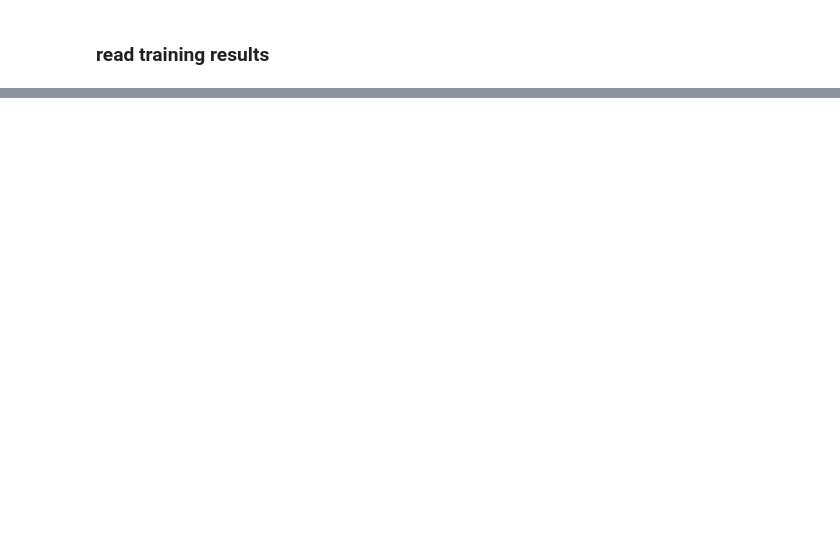
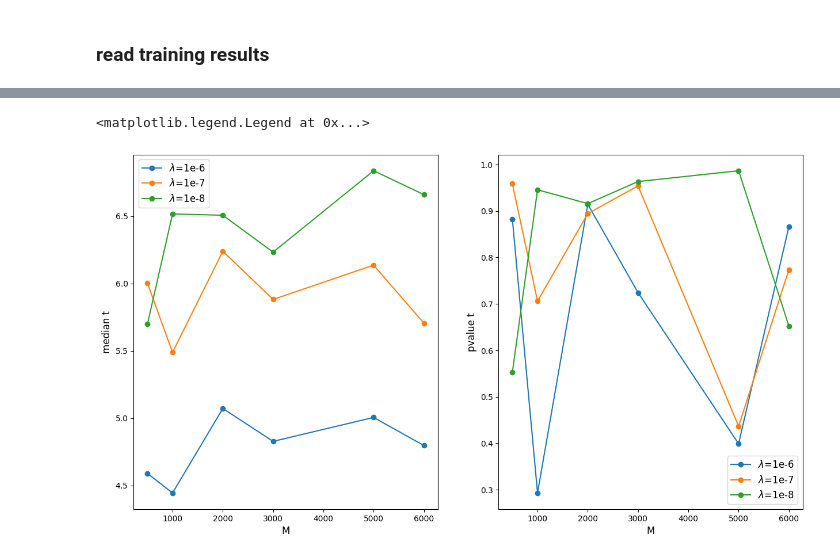
Before and after one commit to PietroCappelli/NPLM-Falkon, a Jupyter notebook: notebooks/LogisticFalkon.ipynb, the cells around one changed output, grey strips where cells are left out. Cells and saved outputs as stored; diff of their text form; code cells hidden in the pictures; blank space fills up the shorter version.

```diff
--- a/notebooks/LogisticFalkon.ipynb
+++ b/notebooks/LogisticFalkon.ipynb
@@ -351,0 +440,22 @@ plt.savefig("plot/meant_vs_M.png")
+# %%
+path  = "/home/ubuntu/NPLM-Falkon/output/1D/2024_2_27_13_24"
+fig, ax = plt.subplots(figsize=(15,8), ncols=2)
+ax[0].plot(M_list,read_data(1e-6, 'median', path=path), marker='o', markersize=6 , label="$\lambda$=1e-6")
+ax[0].plot(M_list,read_data(1e-7, 'median', path=path), marker='o', markersize=6 , label="$\lambda$=1e-7")
+ax[0].plot(M_list,read_data(1e-8, 'median', path=path), marker='o', markersize=6 , label="$\lambda$=1e-8")
+
+ax[0].set_xlabel('M', fontsize=12)
+ax[0].set_ylabel('median t', fontsize=12)
+ax[0].legend(fontsize =12)
+
+
+ax[1].plot(M_list,read_data(1e-6, 'pvalue', path=path), marker='o', markersize=6 , label="$\lambda$=1e-6")
+ax[1].plot(M_list,read_data(1e-7, 'pvalue', path=path), marker='o', markersize=6 , label="$\lambda$=1e-7")
+ax[1].plot(M_list,read_data(1e-8, 'pvalue', path=path), marker='o', markersize=6 , label="$\lambda$=1e-8")
+
+ax[1].set_xlabel('M', fontsize=12)
+ax[1].set_ylabel('pvalue t', fontsize=12)
+ax[1].legend(fontsize =12)
+# %% [output]
+<matplotlib.legend.Legend at 0x...>
+[figure, added]
```
Also changed, not shown: parts of 10 cells of this notebook, 1 other file.
